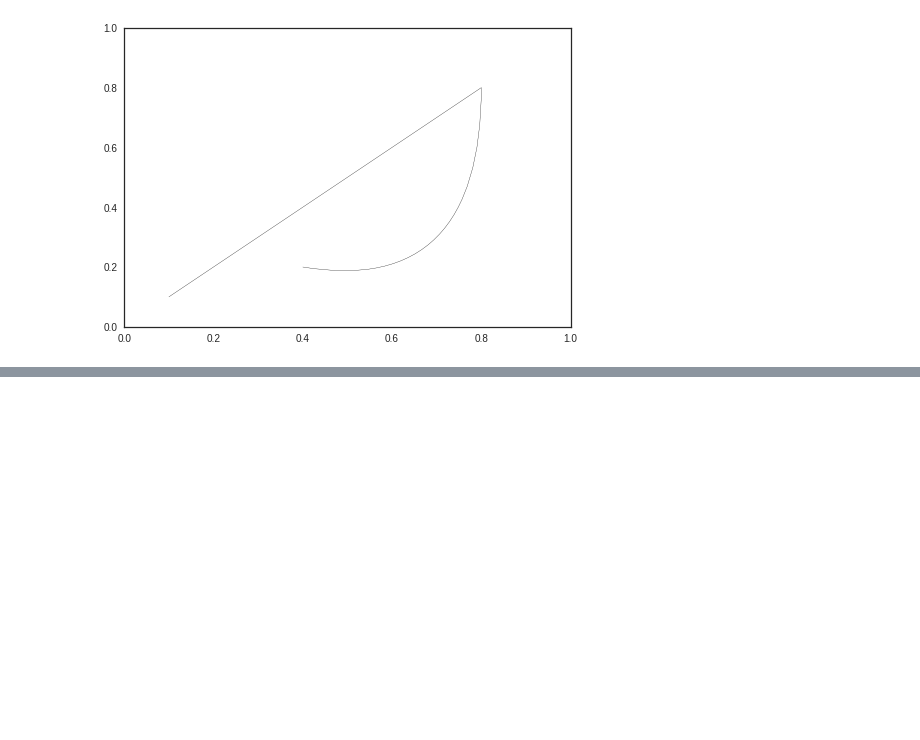
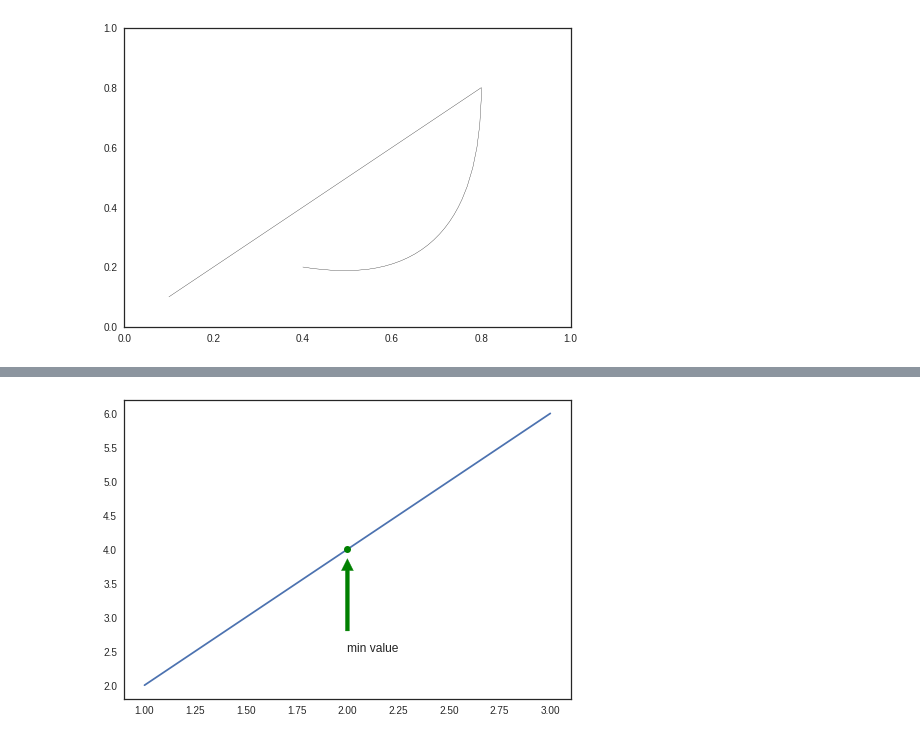
Before and after one commit to Sandokhan/pluralsight, a Jupyter notebook: Plurasight_Matplotlib2.ipynb, the cells around one changed output, grey strips where cells are left out. Saved outputs shown, nothing was run; the diff lists cells and outputs as text; code cells hidden in the pictures; blank space fills up the shorter version.

```diff
--- a/Plurasight_Matplotlib2.ipynb
+++ b/Plurasight_Matplotlib2.ipynb
@@ -76,0 +114,15 @@ plt.show()
+# %%
+fig, ax = plt.subplots()
+ax.plot([1,2,3],
+        [2,4,6])
+
+ax.annotate('min value',
+            xy=(2, 4), #point which will be highlighted
+            xytext=(2.0,2.5), #coordinates of bottom left of the text annotation
+            arrowprops=dict(color='g', shrink=.1)
+           )
+
+ax.plot([2], [4], 'go') #Highlight the point of interest
+plt.show()
+# %% [output]
+[figure, added]
```
Also changed, not shown: parts of 16 cells of this notebook.
